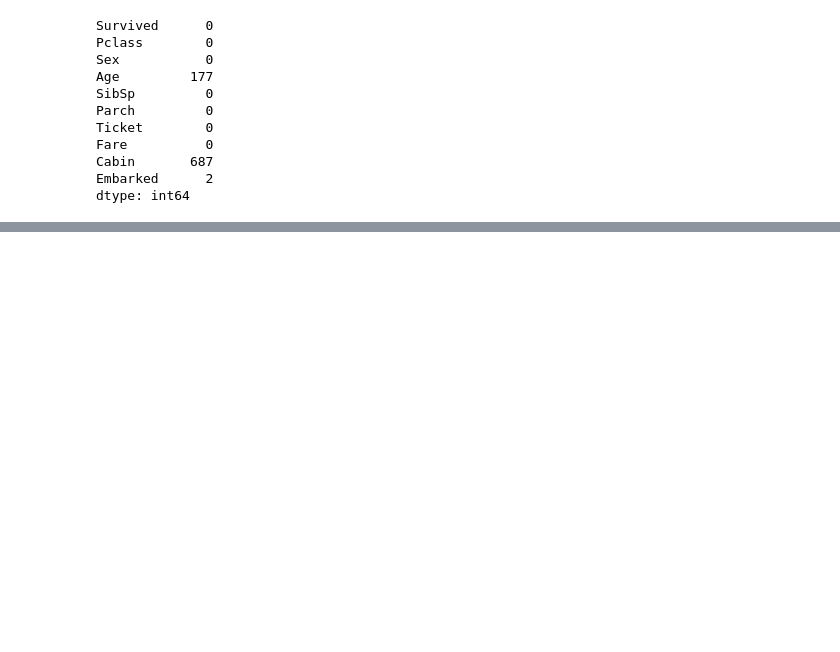
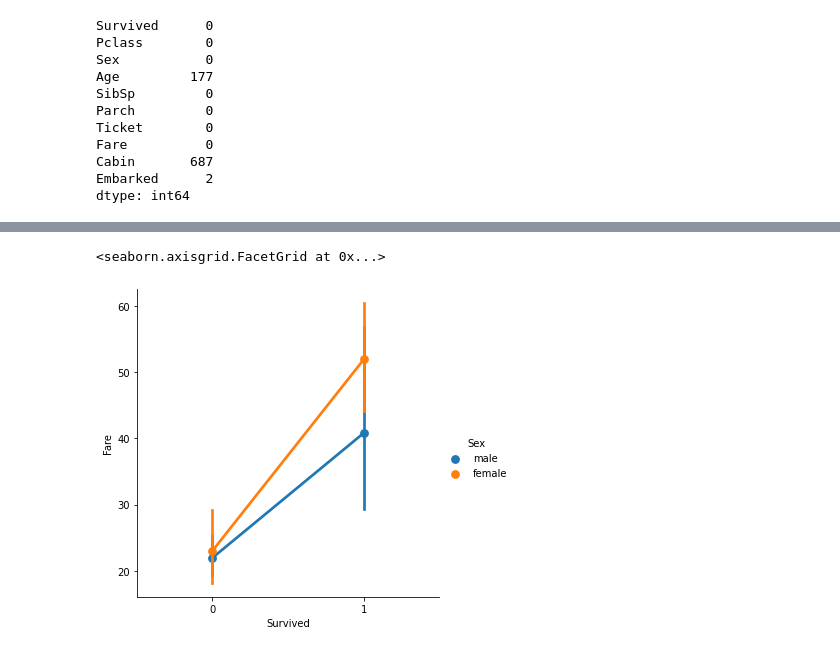
Before and after one commit to ramsoi53/ramsoi, a Jupyter notebook: ML_Titanic.ipynb, the cells around one changed output, grey strips where cells are left out. Saved outputs shown, nothing was run; the diff lists cells and outputs as text; code cells hidden in the pictures; blank space fills up the shorter version.

```diff
--- a/ML_Titanic.ipynb
+++ b/ML_Titanic.ipynb
@@ -243,0 +289,13 @@ dtype: int64
+# %%
+#Fare and Survived
+low_fare = df_train[df_train['Fare']<80]
+died = low_fare[low_fare['Survived'] == 0]
+survived = low_fare[low_fare['Survived'] == 1]
+
+sns.factorplot(x='Survived', y='Fare', hue='Sex', data=df_train)
+
+
+# 운임이 낮은 class를 탑승한 승객들이 많이 죽었다. 물론 절대수가 많은 이유도 있겠지만.
+# %% [output]
+<seaborn.axisgrid.FacetGrid at 0x...>
+[figure, added]
```
Also changed, not shown: parts of 21 cells of this notebook.
